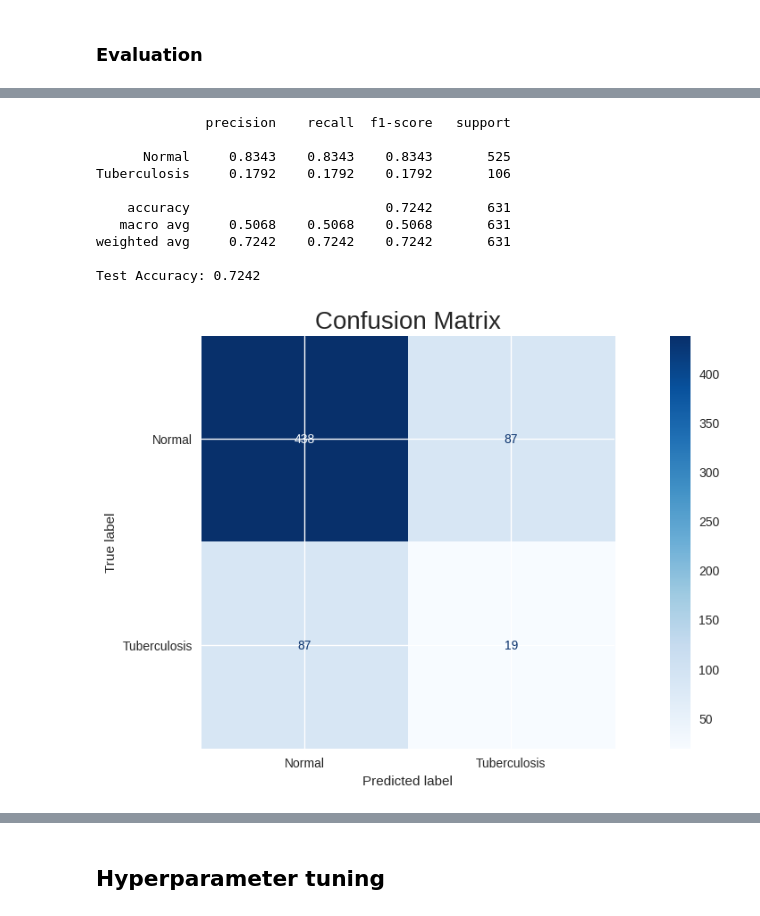
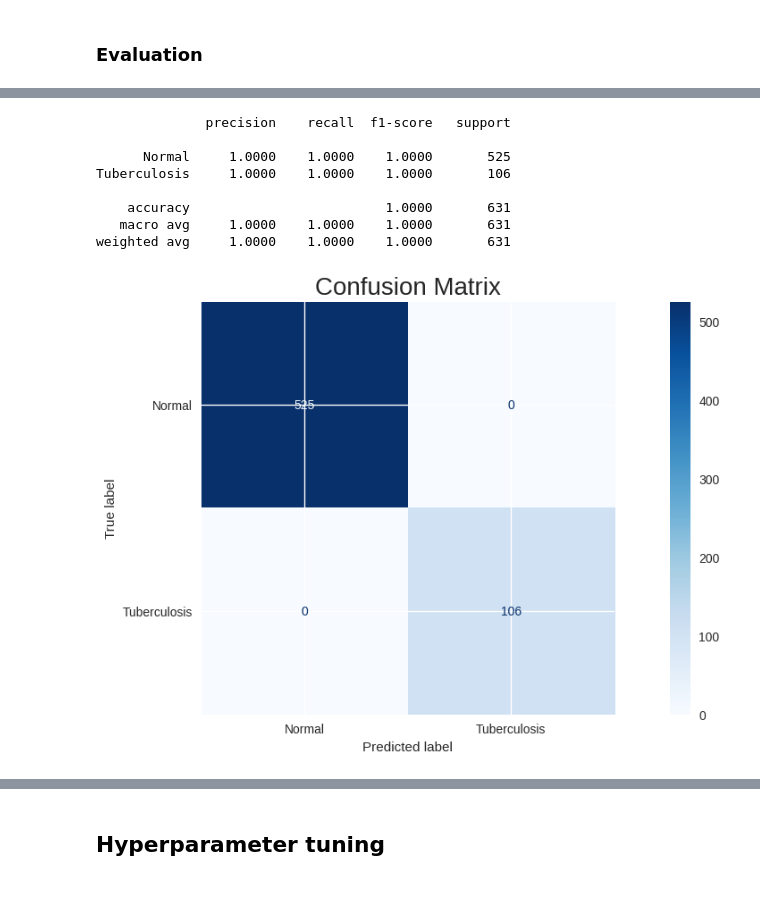
Before and after one commit to pfs26/merit-aih-xray, a Jupyter notebook: main.ipynb, the cells around one changed output, grey strips where cells are left out. Saved outputs shown, nothing was run; the diff lists cells and outputs as text; code cells hidden in the pictures.

Commit message:
arreglar pipeline transformacions - inici analisi de perque te 99% accurcy

```diff
--- a/main.ipynb
+++ b/main.ipynb
@@ -47,7 +47,7 @@ VAL_SPLIT = 0.15
 TEST_SPLIT = 0.15
 
 
-BATCH_SIZE = 4
+BATCH_SIZE = 16
 
 # we'll set up device used for training
 device = utils.device
@@ -177,11 +177,16 @@ The idea of this step is to use two pretrained models (ResNet50 and EfficientNet
 These methods are used to train and evaluate the models.
 # %%
 # prepare the train loader
-train_set = datasets.ImageFolder(root=utils.dirs['train'], transform=transforms.ToTensor())
+train_set = datasets.ImageFolder(root=utils.dirs['train'], transform=utils.transform['train'])
 train_loader = torch.utils.data.DataLoader(train_set, batch_size=BATCH_SIZE, shuffle=True, num_workers=2)
 train_images, train_labels = next(iter(train_loader))
 
 # and the validation loader
-val_set = datasets.ImageFolder(root=utils.dirs['val'], transform=transforms.ToTensor())
-val_loader = torch.utils.data.DataLoader(val_set, batch_size=BATCH_SIZE, shuffle=True, num_workers=2)
+val_set = datasets.ImageFolder(root=utils.dirs['val'], transform=utils.transform['test'])
+val_loader = torch.utils.data.DataLoader(val_set, batch_size=BATCH_SIZE, shuffle=False, num_workers=2)
 val_images, val_labels = next(iter(val_loader))
+
+# and the test loader
+test_set = datasets.ImageFolder(root=utils.dirs['test'], transform=utils.transform['test'])
+test_loader = torch.utils.data.DataLoader(test_set, batch_size=BATCH_SIZE, shuffle=False, num_workers=2)
+test_images, test_labels = next(iter(test_loader))
@@ -436,2 +506,14 @@ Training statistics saved to stats_efficientnet_2epochs.csv
 # %% [markdown]
 ### Evaluation
+# %%
+# load both models from /models and evaluate them
+
+resnet18 = torch.hub.load('pytorch/vision:v0.10.0', 'resnet18', pretrained=False)
+resnet18.fc = torch.nn.Linear(resnet18.fc.in_features, len(class_names))
+resnet18.load_state_dict(torch.load("models/resnet18.pth"))
+resnet18.to(device)
+
+efficientnet = torch.hub.load('NVIDIA/DeepLearningExamples:torchhub', 'nvidia_efficientnet_b0', pretrained=False)
+efficientnet.classifier[-1] = torch.nn.Linear(efficientnet.classifier[-1].in_features, len(class_names))
+efficientnet.load_state_dict(torch.load("models/efficientnet.pth"))
+efficientnet.to(device)
@@ -438,15 +540,13 @@ Training statistics saved to stats_efficientnet_2epochs.csv
 # %%
-evaluate_model(resnet18, test_dl, test_set)
+evaluate_model(resnet18, test_loader, test_set)
 # %% [output]
               precision    recall  f1-score   support
 
-      Normal     0.8343    0.8343    0.8343       525
-Tuberculosis     0.1792    0.1792    0.1792       106
+      Normal     1.0000    1.0000    1.0000       525
+Tuberculosis     1.0000    1.0000    1.0000       106
 
-    accuracy                         0.7242       631
-   macro avg     0.5068    0.5068    0.5068       631
-weighted avg     0.7242    0.7242    0.7242       631
-
-Test Accuracy: 0.7242
+    accuracy                         1.0000       631
+   macro avg     1.0000    1.0000    1.0000       631
+weighted avg     1.0000    1.0000    1.0000       631
-[figure, old version]
+[figure, new version]
 # %%
```
Also changed, not shown: parts of 14 cells of this notebook, 2 other files.
